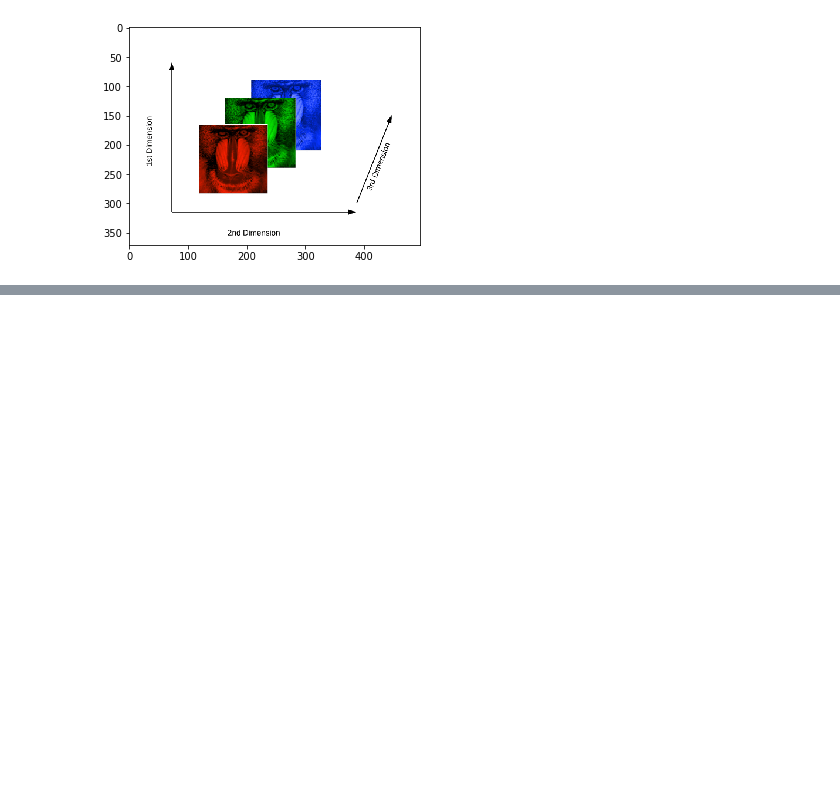
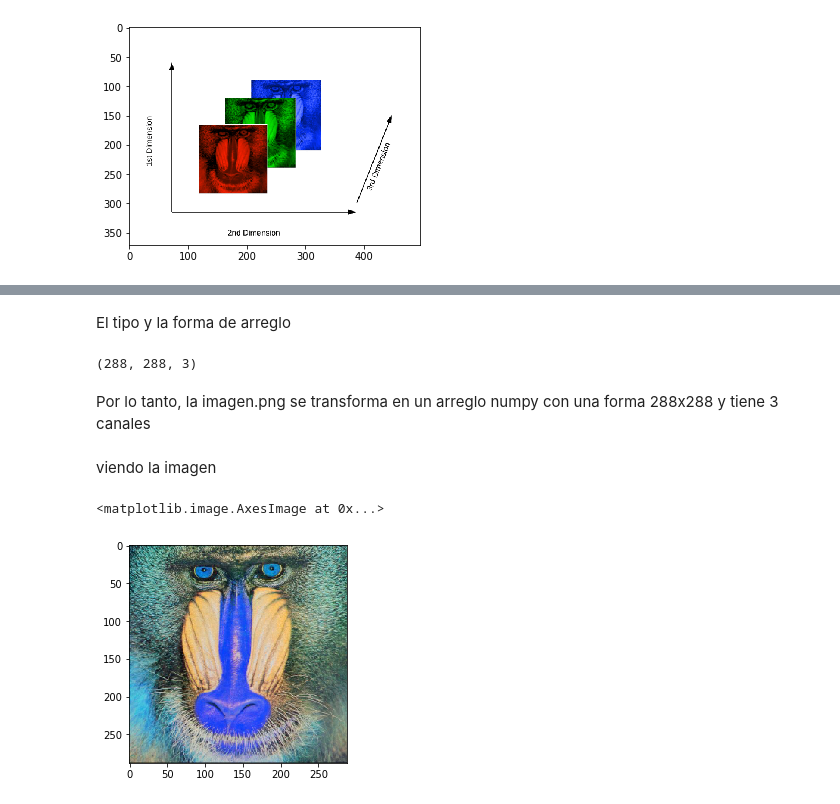
Before and after one commit to Karina984/IA-CLASE-M5, a Jupyter notebook: PracticaFundamentos.ipynb, the cells around one changed output, grey strips where cells are left out. Drawn from its saved outputs; the diff is of its cells as text; code cells hidden in the pictures; blank space fills up the shorter version.

```diff
--- a/PracticaFundamentos.ipynb
+++ b/PracticaFundamentos.ipynb
@@ -79,0 +95,20 @@ plt.show()
+# %%
+img_raw = cv2.imread('mandril_color.png')
+# %% [markdown]
+El tipo y la forma de arreglo
+# %%
+type(img_raw)
+np.ndarray
+
+img_raw.shape
+# %% [output]
+(288, 288, 3)
+# %% [markdown]
+Por lo tanto, la imagen.png se transforma en un arreglo numpy con una forma 288x288 y tiene 3 canales
+# %% [markdown]
+viendo la imagen
+# %%
+plt.imshow(img_raw)
+# %% [output]
+<matplotlib.image.AxesImage at 0x...>
+[figure, added]
```
Also changed, not shown: parts of 32 cells of this notebook.
